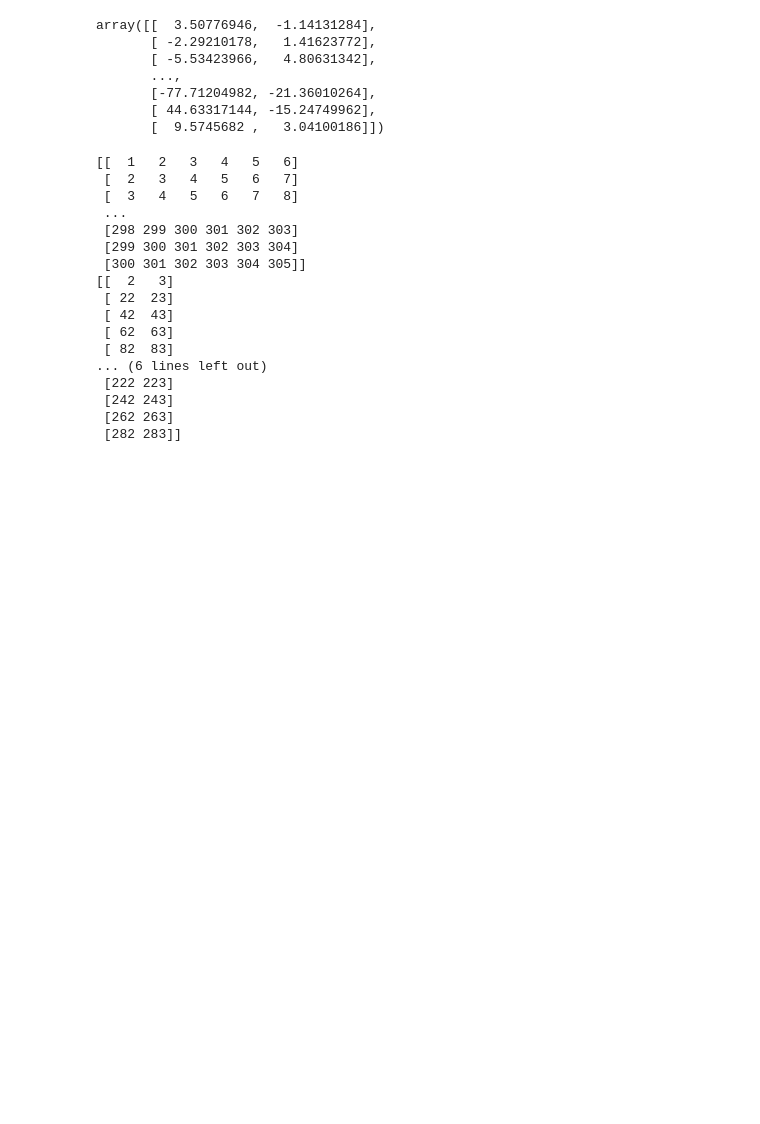
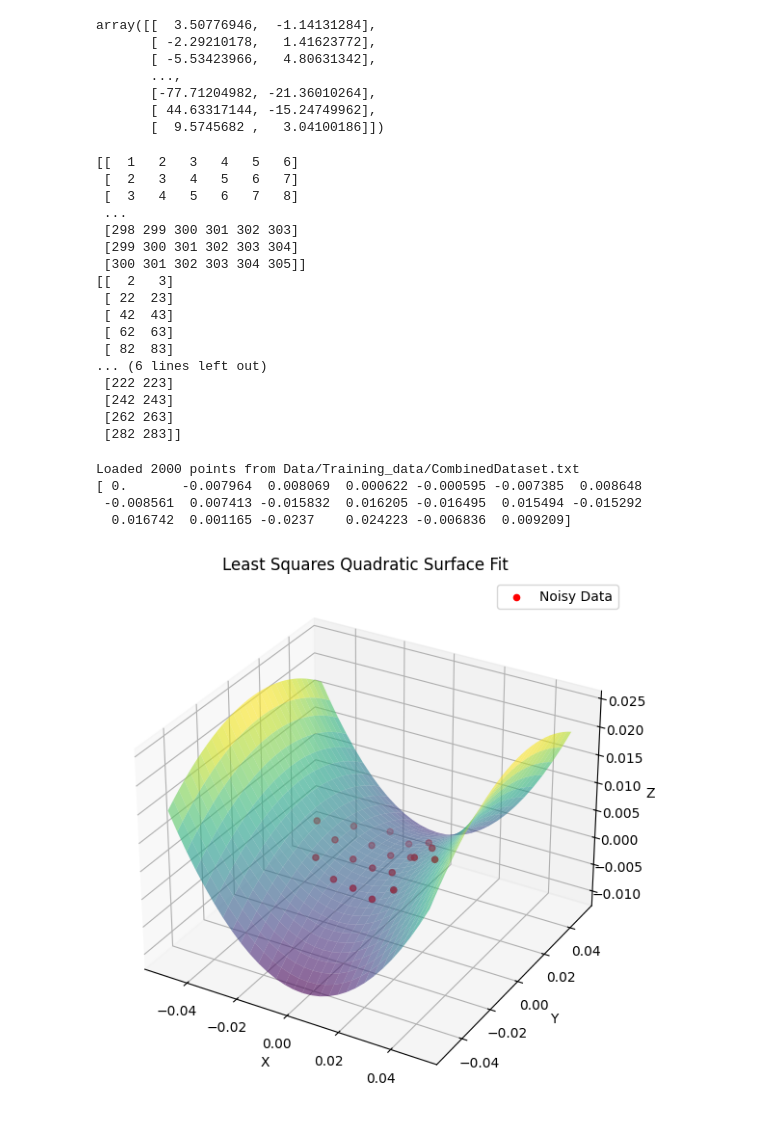
Before and after one commit to MagnusKarlsen1/PCQA-NN, a Jupyter notebook: Code/pcdiff/test3.ipynb, the cells around one changed output. Cells and saved outputs as stored; diff of their text form; code cells hidden in the pictures; blank space fills up the shorter version.

```diff
--- a/Code/pcdiff/test3.ipynb
+++ b/Code/pcdiff/test3.ipynb
@@ -150,0 +166,57 @@ print(arr[::20,1:3])
+# %%
+file_path = "Data/Training_data/CombinedDataset.txt"
+rawpoints = np.loadtxt(file_path, usecols=(0, 1, 2))  # Load only the first three columns (x, y, z)
+print(f"Loaded {rawpoints.shape[0]} points from {file_path}")
+x = rawpoints[20:40,0]
+y = rawpoints[20:40,1]
+z = rawpoints[20:40,2]
+print(x)
+# %% [output]
+Loaded 2000 points from Data/Training_data/CombinedDataset.txt
+[ 0.       -0.007964  0.008069  0.000622 -0.000595 -0.007385  0.008648
+ -0.008561  0.007413 -0.015832  0.016205 -0.016495  0.015494 -0.015292
+  0.016742  0.001165 -0.0237    0.024223 -0.006836  0.009209]
+# %%
+# Construct the design matrix A
+%timeit
+A = np.column_stack([
+    np.ones(N),    # Constant term (a0)
+    x,             # Linear in x (a1)
+    y,             # Linear in y (a2)
+    x**2,          # Quadratic in x (a3)
+    x*y,           # Interaction term (a4)
+    y**2,          # Quadratic in y (a5)
+])
+
+
+# Solve the least squares problem using scipy.linalg.lstsq
+
+coeffs, _, _, _ = scipy.linalg.lstsq(A, z)
+# %%
+# Generate a smooth grid for visualization
+x_grid = np.linspace(-0.05, 0.05, 30)
+y_grid = np.linspace(-0.05, 0.05, 30)
+X, Y = np.meshgrid(x_grid, y_grid)
+
+# Compute the fitted Z values using the solved coefficients
+Z_fit = (coeffs[0] + coeffs[1] * X + coeffs[2] * Y +
+         coeffs[3] * X**2 + coeffs[4] * X * Y + coeffs[5] * Y**2)
+
+# Plot original points and fitted surface
+fig = plt.figure(figsize=(10, 7))
+ax = fig.add_subplot(111, projection='3d')
+
+# Plot the noisy points
+ax.scatter(x, y, z, color='red', label='Noisy Data')
+
+# Plot the fitted surface
+ax.plot_surface(X, Y, Z_fit, cmap='viridis', alpha=0.6)
+
+ax.set_xlabel('X')
+ax.set_ylabel('Y')
+ax.set_zlabel('Z')
+ax.set_title('Least Squares Quadratic Surface Fit')
+ax.legend()
+plt.show()
+# %% [output]
+[figure, added]
```
Also changed, not shown: parts of 4 cells of this notebook, 1 other file.
